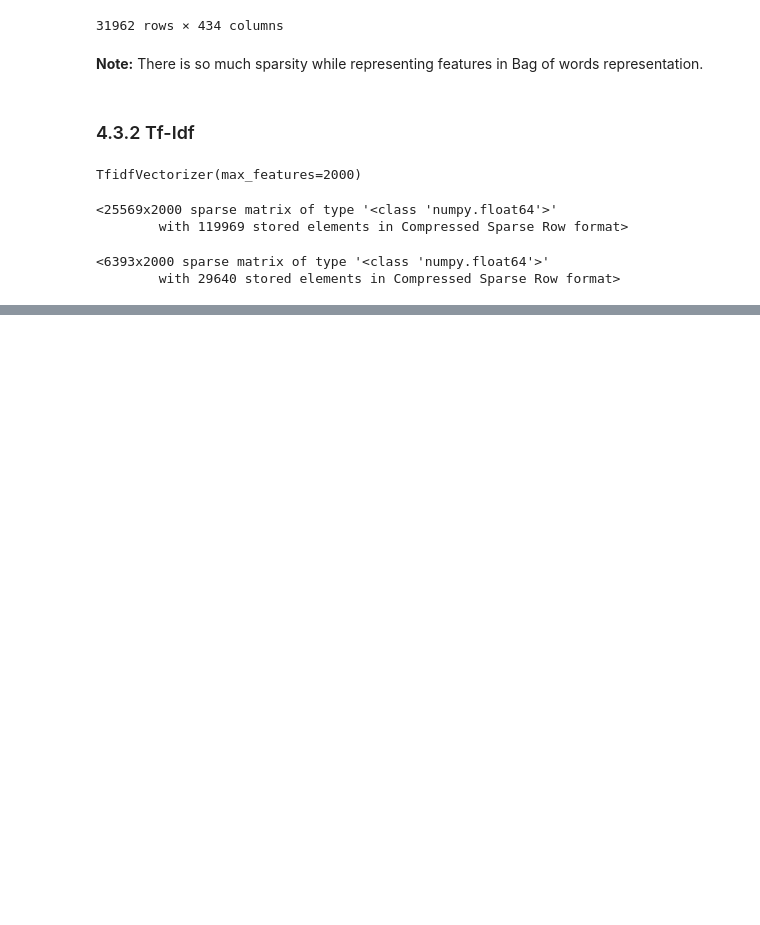
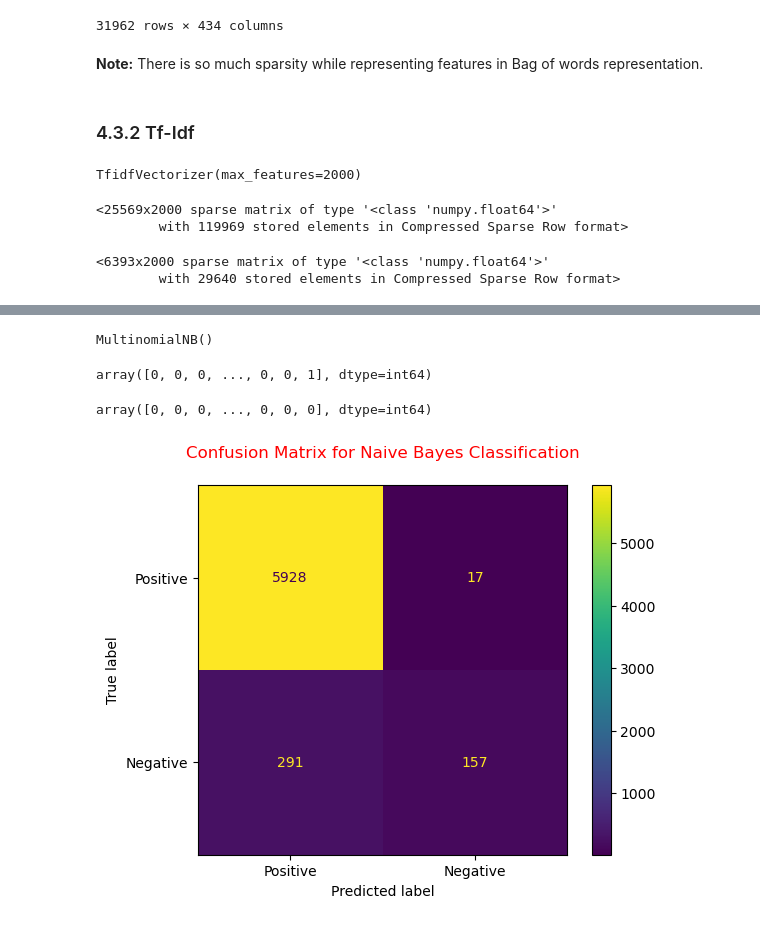
Before and after one commit to Anandvunnam/Twitter_Sentiment_Analysis, a Jupyter notebook: src/Twitter_Sentiment_Analysis.ipynb, the cells around one changed output, grey strips where cells are left out. Cells and saved outputs as stored; diff of their text form; code cells hidden in the pictures; blank space fills up the shorter version.

```diff
--- a/src/Twitter_Sentiment_Analysis.ipynb
+++ b/src/Twitter_Sentiment_Analysis.ipynb
@@ -555,0 +564,24 @@ valid_word_features
+# %%
+# Instantiating Multinomial Naive Bayes classifier
+nb_model = MultinomialNB()
+
+# Fitting the training tf-idf features and target labels in naive bayes model
+nb_model.fit(train_word_features, y_train)
+# %% [output]
+MultinomialNB()
+# %%
+# Make the prediction for training dataset
+nb_pred_train = nb_model.predict(train_word_features)
+
+# Show the Predictions
+nb_pred_train
+# %% [output]
+array([0, 0, 0, ..., 0, 0, 1], dtype=int64)
+# %%
+# Make the prediction for training dataset
+nb_pred_valid = nb_model.predict(valid_word_features)
+
+# Show the Predictions
+nb_pred_valid
+# %% [output]
+array([0, 0, 0, ..., 0, 0, 0], dtype=int64)
@@ -555,0 +591,13 @@ valid_word_features
+# %%
+# Confusion Matrix for Naive Bayes Model
+nb_cm = confusion_matrix(y_valid, nb_pred_valid)
+# %%
+# To display confusion matrix
+nb_cm_plt = ConfusionMatrixDisplay(confusion_matrix=nb_cm, display_labels=["Positive","Negative"])
+# %%
+# Plotting Naive Bayes Confusion Matrix
+nb_cm_plt.plot()
+plt.title(label="Confusion Matrix for Naive Bayes Classification", pad=20, color="red")
+plt.show()
+# %% [output]
+[figure, added]
```
Also changed, not shown: parts of 26 cells of this notebook.
